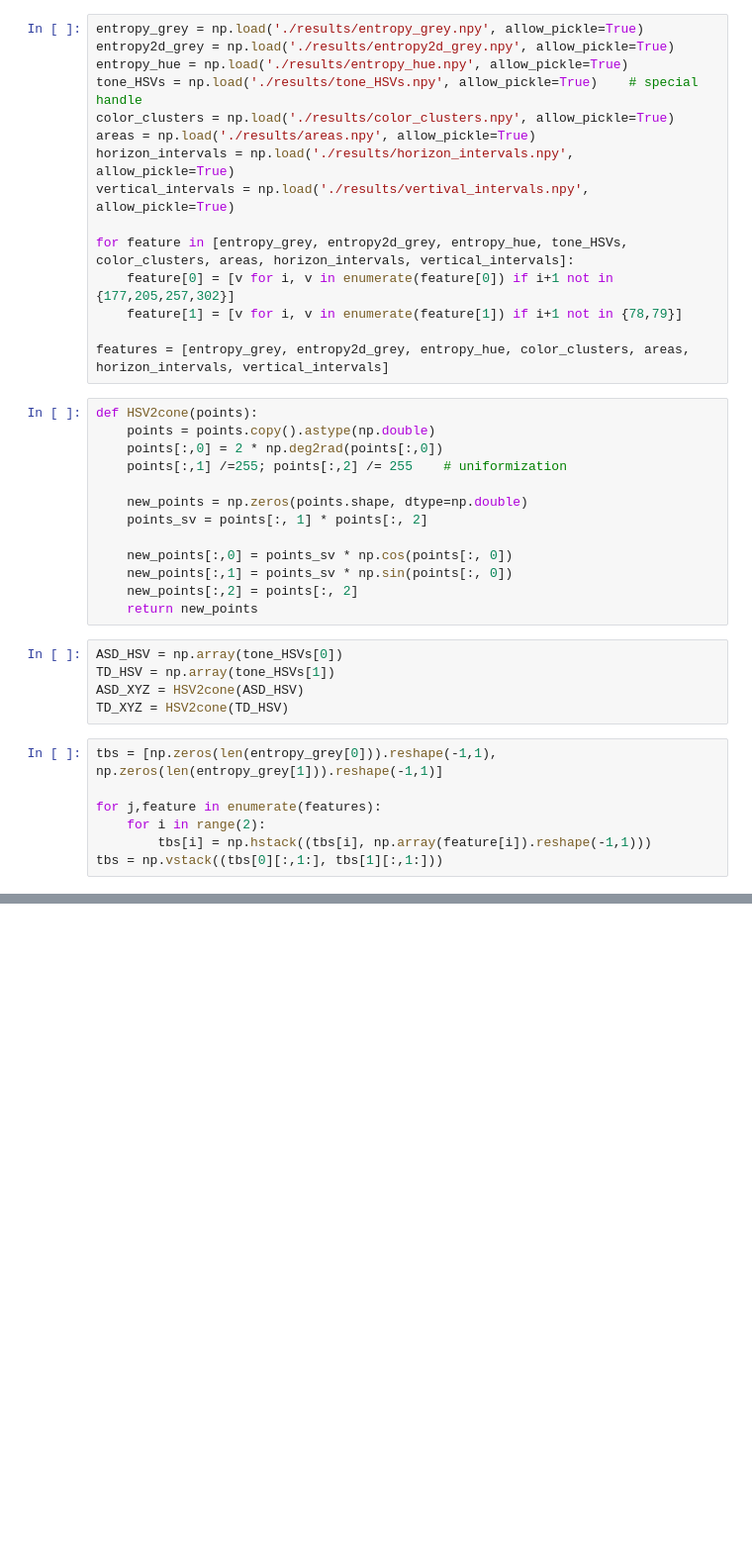
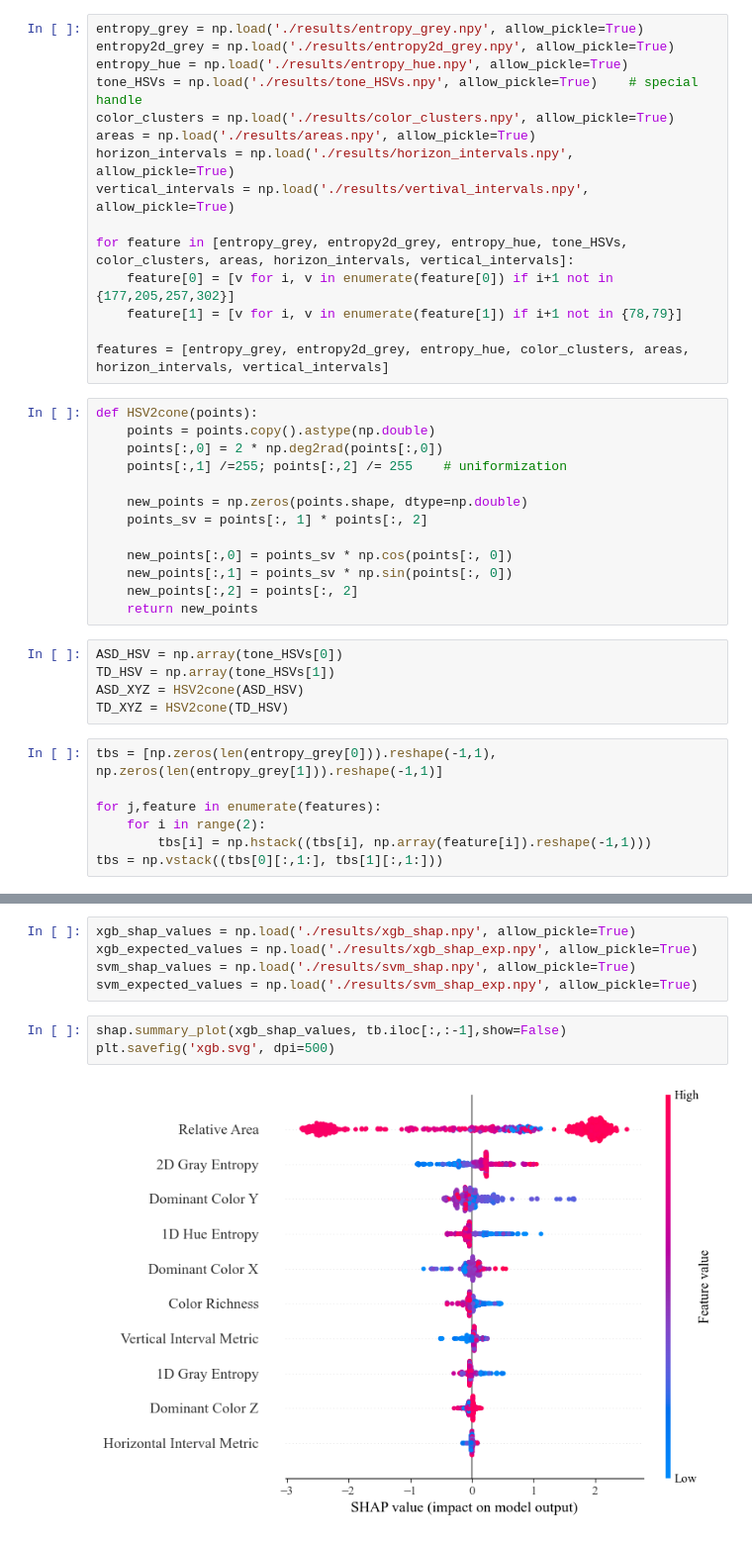
Before and after one commit to dishangti/ASD-Painting-Pub, a Jupyter notebook: stats/svm.ipynb, the cells around one changed output, grey strips where cells are left out. Shown at 99% size. Cells and saved outputs as stored; diff of their text form; blank space fills up the shorter version.

Commit message:
Other models, ablation exp, and SHAP values.

```diff
--- a/stats/svm.ipynb
+++ b/stats/svm.ipynb
@@ -105,0 +182,10 @@ print(np.std(accuracy), np.std(precision), np.std(recall), np.std(F1))
+# %%
+xgb_shap_values = np.load('./results/xgb_shap.npy', allow_pickle=True)
+xgb_expected_values = np.load('./results/xgb_shap_exp.npy', allow_pickle=True)
+svm_shap_values = np.load('./results/svm_shap.npy', allow_pickle=True)
+svm_expected_values = np.load('./results/svm_shap_exp.npy', allow_pickle=True)
+# %%
+shap.summary_plot(xgb_shap_values, tb.iloc[:,:-1],show=False)
+plt.savefig('xgb.svg', dpi=500)
+# %% [output]
+[figure, added]
```
Also changed, not shown: parts of 14 cells of this notebook, 15 other files.
